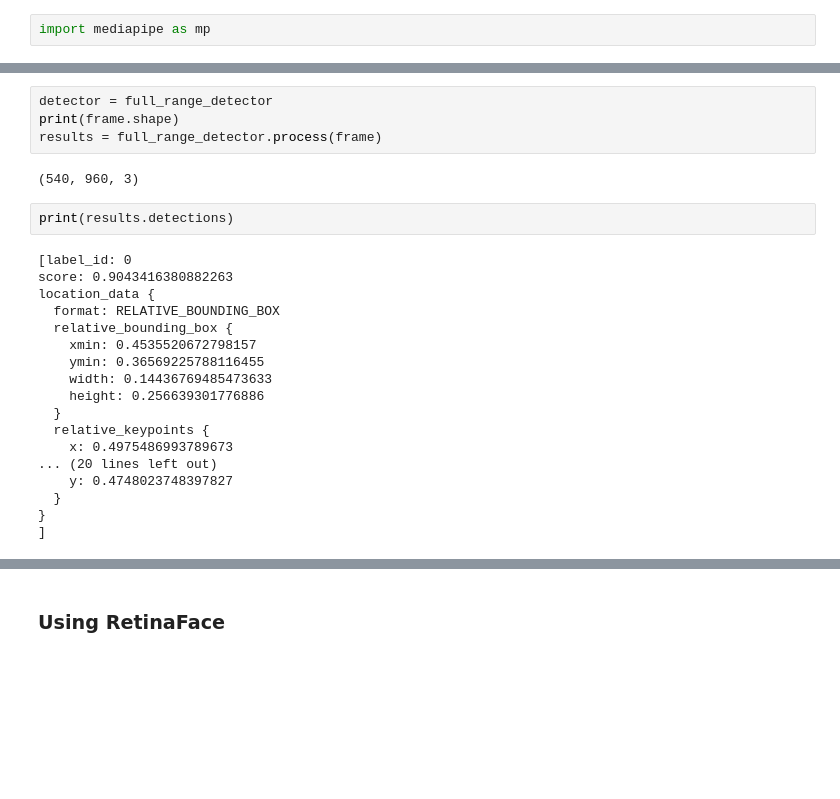
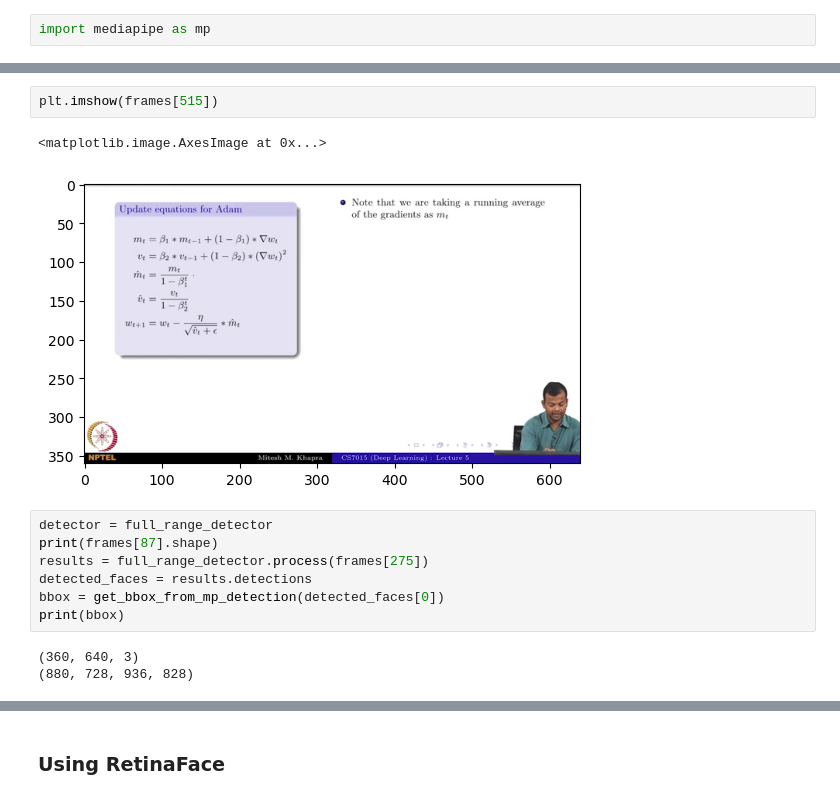
Before and after one commit to vanshg1729/auto_avsr, a Jupyter notebook: preprocess.ipynb, the cells around one changed output, grey strips where cells are left out. Cells and saved outputs as stored; diff of their text form; blank space fills up the shorter version.

```diff
--- a/preprocess.ipynb
+++ b/preprocess.ipynb
@@ -61,26 +78,15 @@ plt.imshow(frame)
+# %%
+plt.imshow(frames[515])
+# %% [output]
+<matplotlib.image.AxesImage at 0x...>
+[figure, added]
 # %%
 detector = full_range_detector
-print(frame.shape)
-results = full_range_detector.process(frame)
+print(frames[87].shape)
+results = full_range_detector.process(frames[275])
+detected_faces = results.detections
+bbox = get_bbox_from_mp_detection(detected_faces[0])
+print(bbox)
 # %% [output]
-(540, 960, 3)
+(360, 640, 3)
+(880, 728, 936, 828)
-# %%
-print(results.detections)
-# %% [output]
-[label_id: 0
-score: 0.9043416380882263
-location_data {
-  format: RELATIVE_BOUNDING_BOX
-  relative_bounding_box {
-    xmin: 0.4535520672798157
-    ymin: 0.36569225788116455
-    width: 0.14436769485473633
-    height: 0.256639301776886
-  }
-  relative_keypoints {
-    x: 0.4975486993789673
-... (20 lines left out)
-    y: 0.4748023748397827
-  }
-}
-]
```
Also changed, not shown: parts of 16 cells of this notebook, 1 other file.
